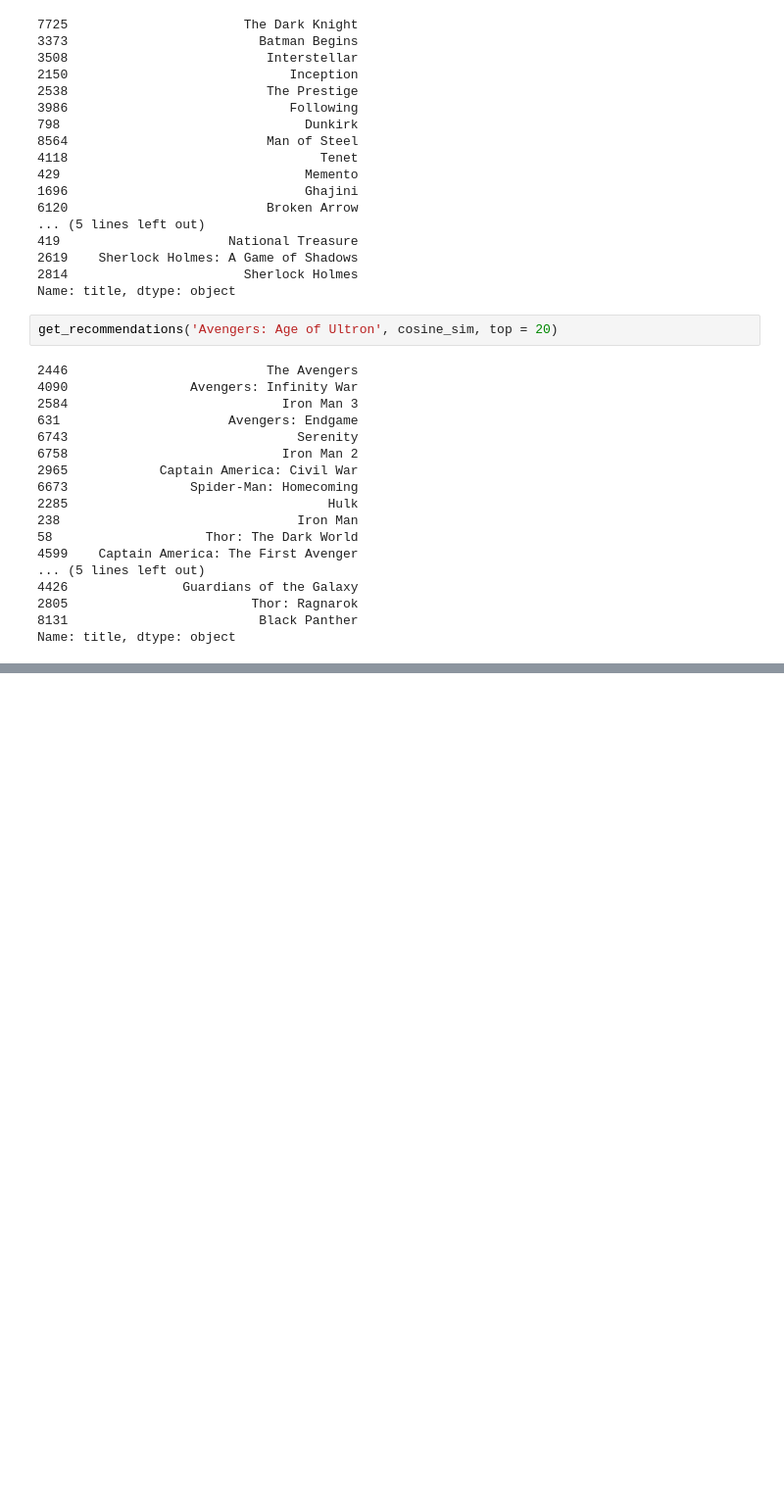
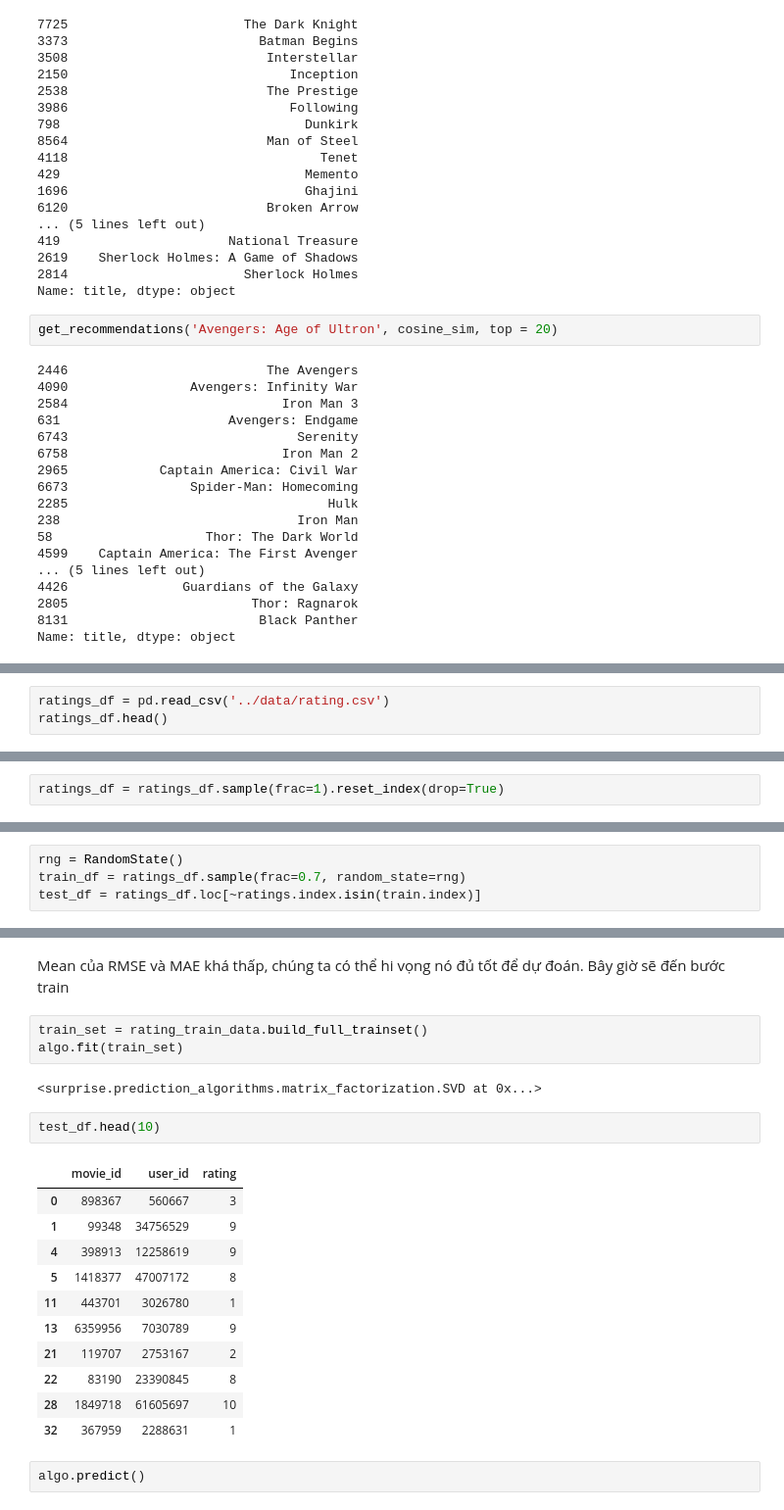
Before and after one commit to bathinh001/Movie-Recommendation-IMDb, a Jupyter notebook: main/main.ipynb, the cells around one changed output, grey strips where cells are left out. Shown at 98% size. Saved outputs shown, nothing was run; the diff lists cells and outputs as text; blank space fills up the shorter version.

```diff
--- a/main/main.ipynb
+++ b/main/main.ipynb
@@ -199,0 +209,3 @@ Name: title, dtype: object
+# %%
+ratings_df = pd.read_csv('../data/rating.csv')
+ratings_df.head()
@@ -199,0 +221,2 @@ Name: title, dtype: object
+# %%
+ratings_df = ratings_df.sample(frac=1).reset_index(drop=True)
@@ -199,0 +225,4 @@ Name: title, dtype: object
+# %%
+rng = RandomState()
+train_df = ratings_df.sample(frac=0.7, random_state=rng)
+test_df = ratings_df.loc[~ratings.index.isin(train.index)]
@@ -199,0 +258,23 @@ Name: title, dtype: object
+# %% [markdown]
+Mean của RMSE và MAE khá thấp, chúng ta có thể hi vọng nó đủ tốt để dự đoán. Bây giờ sẽ đến bước train
+# %%
+train_set = rating_train_data.build_full_trainset()
+algo.fit(train_set)
+# %% [output]
+<surprise.prediction_algorithms.matrix_factorization.SVD at 0x...>
+# %%
+test_df.head(10)
+# %% [output]
+|  | movie_id | user_id | rating |
+| 0 | 898367 | 560667 | 3 |
+| 1 | 99348 | 34756529 | 9 |
+| 4 | 398913 | 12258619 | 9 |
+| 5 | 1418377 | 47007172 | 8 |
+| 11 | 443701 | 3026780 | 1 |
+| 13 | 6359956 | 7030789 | 9 |
+| 21 | 119707 | 2753167 | 2 |
+| 22 | 83190 | 23390845 | 8 |
+| 28 | 1849718 | 61605697 | 10 |
+| 32 | 367959 | 2288631 | 1 |
+# %%
+algo.predict()
```
Also changed, not shown: parts of 11 cells of this notebook.
